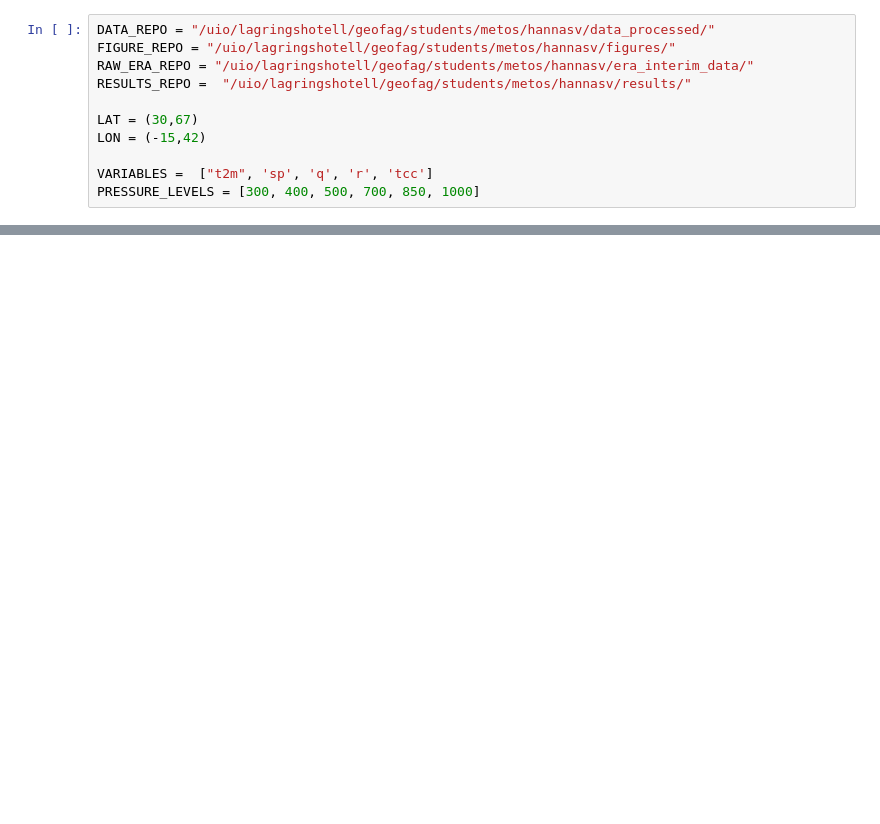
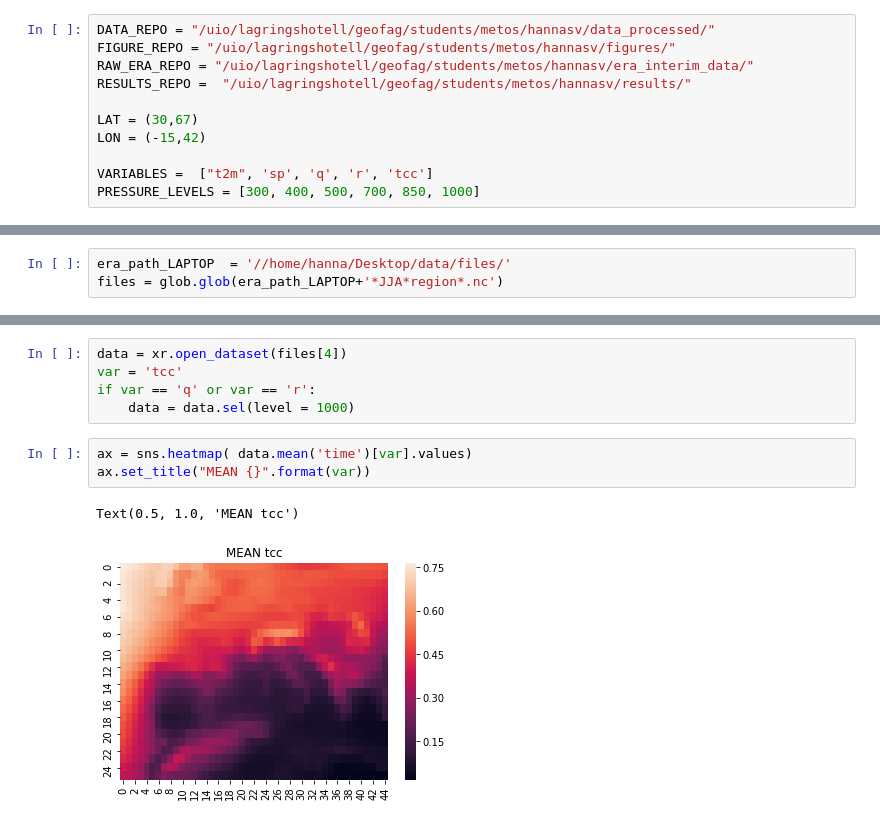
Before and after one commit to hannasv/ms, a Jupyter notebook: notebooks/ReadingEraInterim.ipynb, the cells around one changed output, grey strips where cells are left out. Saved outputs shown, nothing was run; the diff lists cells and outputs as text; blank space fills up the shorter version.

```diff
--- a/notebooks/ReadingEraInterim.ipynb
+++ b/notebooks/ReadingEraInterim.ipynb
@@ -104,0 +23,3 @@ SyntaxError: invalid syntax (<ipython-input-4-e43700fe0739>, line 1)
+# %%
+era_path_LAPTOP  = '//home/hanna/Desktop/data/files/'
+files = glob.glob(era_path_LAPTOP+'*JJA*region*.nc')
@@ -104,0 +34,11 @@ SyntaxError: invalid syntax (<ipython-input-4-e43700fe0739>, line 1)
+# %%
+data = xr.open_dataset(files[4])
+var = 'tcc'
+if var == 'q' or var == 'r':
+    data = data.sel(level = 1000)
+# %%
+ax = sns.heatmap( data.mean('time')[var].values)
+ax.set_title("MEAN {}".format(var))
+# %% [output]
+Text(0.5, 1.0, 'MEAN tcc')
+[figure, added]
```
Also changed, not shown: parts of 22 cells of this notebook.
